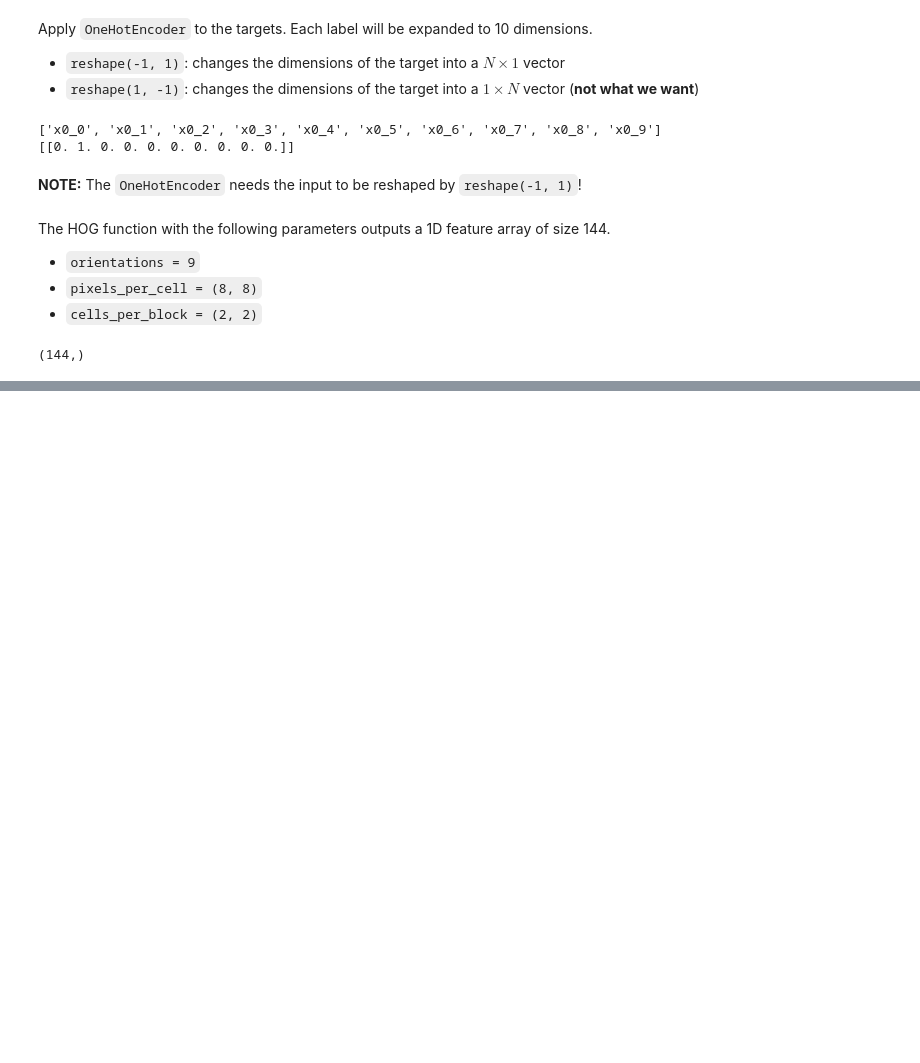
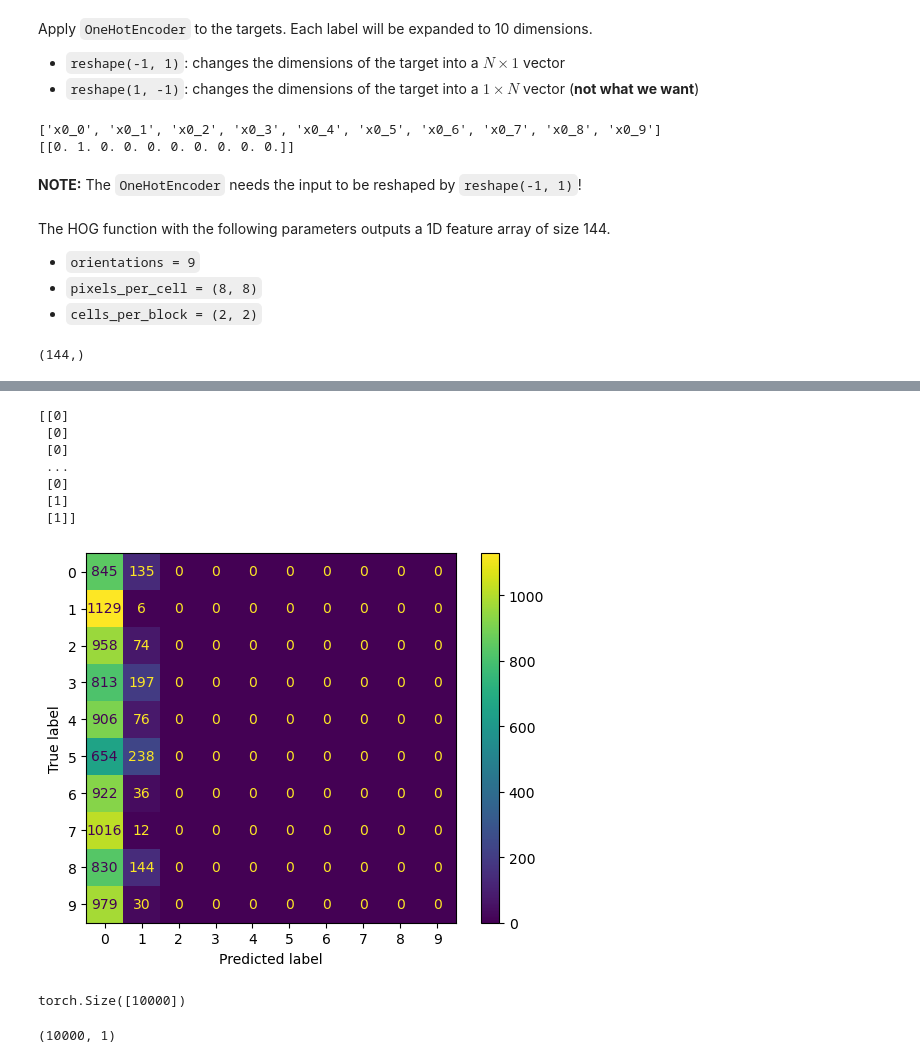
Before and after one commit to fongc123/notes, a Jupyter notebook: src/image processing/hog_mnist_2.ipynb, the cells around one changed output, grey strips where cells are left out. Saved outputs shown, nothing was run; the diff lists cells and outputs as text; code cells hidden in the pictures; blank space fills up the shorter version.

```diff
--- a/src/image processing/hog_mnist_2.ipynb
+++ b/src/image processing/hog_mnist_2.ipynb
@@ -153,0 +191,28 @@ AttributeError: 'Tensor' object has no attribute 'transforms'
+# %%
+# make predictions
+predicted = model(torch.tensor(
+    np.array([ apply_hog(img) for img in mnist_test.data ])
+).to(device).float())
+predicted = enc.inverse_transform(predicted.cpu().detach().numpy())
+
+print(predicted)
+
+# construct confusion matrix
+matrix = metrics.ConfusionMatrixDisplay.from_predictions(mnist_test.targets, predicted)
+# %% [output]
+[[0]
+ [0]
+ [0]
+ ...
+ [0]
+ [1]
+ [1]]
+[figure, added]
+# %%
+mnist_test.targets.shape
+# %% [output]
+torch.Size([10000])
+# %%
+predicted.shape
+# %% [output]
+(10000, 1)
```
Also changed, not shown: parts of 8 cells of this notebook.
